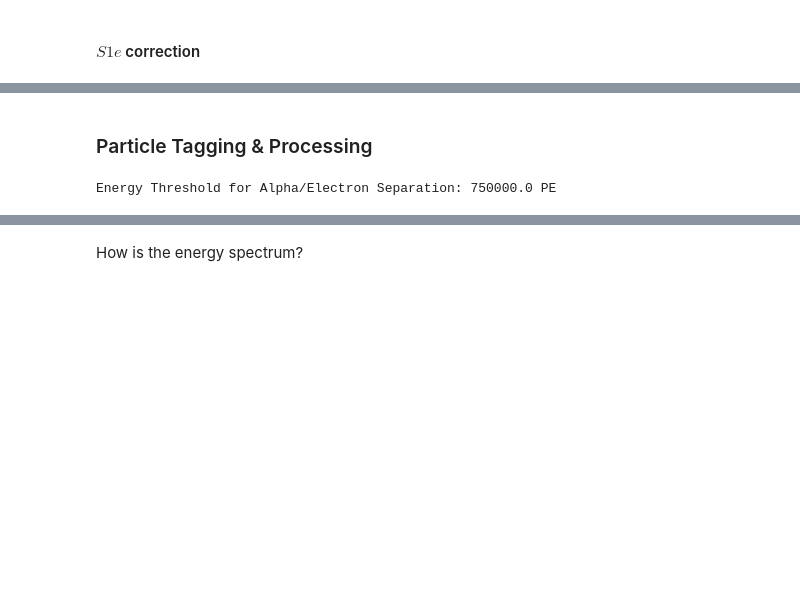
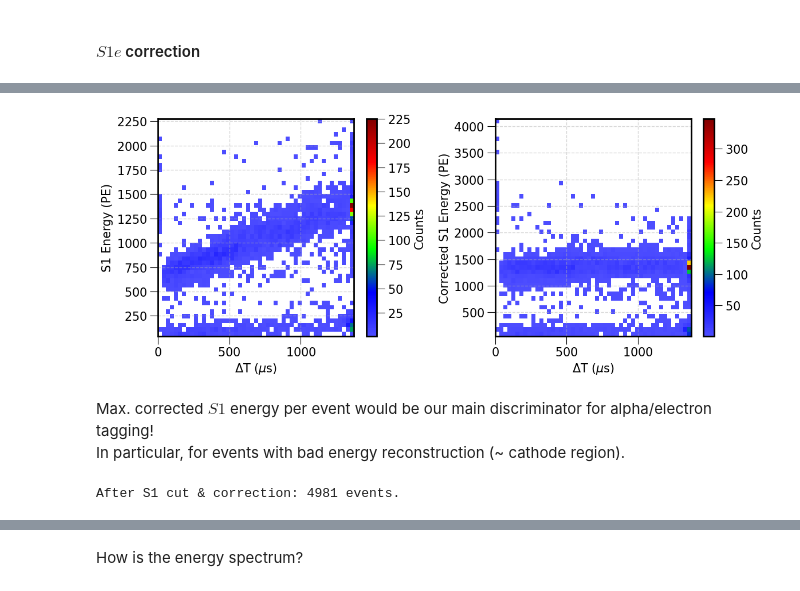
Before and after one commit to camacortespar/next-analysis, a Jupyter notebook: NEXT-100/Backgrounds/process_run_test.ipynb, the cells around one changed output, grey strips where cells are left out. Saved outputs shown, nothing was run; the diff lists cells and outputs as text; code cells hidden in the pictures; blank space fills up the shorter version.

```diff
--- a/NEXT-100/Backgrounds/process_run_test.ipynb
+++ b/NEXT-100/Backgrounds/process_run_test.ipynb
@@ -329,10 +317,36 @@ df_doro = S1_corr_doro_df.copy()
-# %% [markdown]
-### Particle Tagging & Processing
-# %%
-soph_tagged_df = bf.tag_particles(df_soph, energy_threshold=ENERGY_THRESHOLD)
-print(f"Energy Threshold for Alpha/Electron Separation: {ENERGY_THRESHOLD} PE")
-
-df_electron = soph_tagged_df[soph_tagged_df['particle'] == 'electron'].copy()
-df_alpha    = soph_tagged_df[soph_tagged_df['particle'] == 'alpha'].copy()
-# %% [output]
-Energy Threshold for Alpha/Electron Separation: 750000.0 PE
+# %%
+S1_corr_doro_df = crudo.correct_S1e(S1_doro_df, CV_FIT, DT_STOP, output_column='S1e_corr')     # Based on alpha analysis
+# %%
+n_bins = 50
+fig, axes = plt.subplots(1, 2, figsize=(12, 5))
+
+for i, col in enumerate(['S1e', 'S1e_corr']):
+
+    E1 = S1_corr_doro_df[col]
+    DT = S1_corr_doro_df['DT']
+    R = np.sqrt(S1_corr_doro_df['X']**2 + S1_corr_doro_df['Y']**2)
+
+    # Masking
+    rad_mask = (R <= R_UP)
+    dt_mask = (DT <= DT_STOP)
+    E1 = E1[rad_mask & dt_mask]
+    DT = DT[rad_mask & dt_mask]
+
+    # 2D histogram
+    S1e_DT_map, ex, ey = pt.hist_2D(DT, E1, x_bins=n_bins, y_bins=n_bins)
+    S1e_DT_map = np.ma.masked_where(S1e_DT_map == 0, S1e_DT_map)            # Zero values masked
+
+    im = axes[i].pcolormesh(ex, ey, S1e_DT_map.T, cmap=pt.custom_hsv, shading='auto')
+    cbar = plt.colorbar(im, ax=axes[i], label='Counts', shrink=1.0)
+    axes[i].set_xlabel('$\Delta$T ($\mu$s)')
+    axes[i].set_ylabel('Corrected S1 Energy (PE)' if col == 'S1e_corr' else 'S1 Energy (PE)')
+    axes[i].grid(True)
+
+plt.tight_layout()
+plt.show()
+# %% [output]
+[figure, added]
+# %% [markdown]
+Max. corrected $S1$ energy per event would be our main discriminator for alpha/electron tagging!
+<br>
+In particular, for events with bad energy reconstruction (~ cathode region).
@@ -338,0 +358,7 @@ Energy Threshold for Alpha/Electron Separation: 750000.0 PE
+# %%
+df_doro = S1_corr_doro_df.copy()
+df_soph = S1_soph_df.copy()
+
+print(f"After S1 cut & correction: {df_soph['event'].nunique()} events.")
+# %% [output]
+After S1 cut & correction: 4981 events.
```
Also changed, not shown: parts of 141 cells of this notebook, 1 other file.
